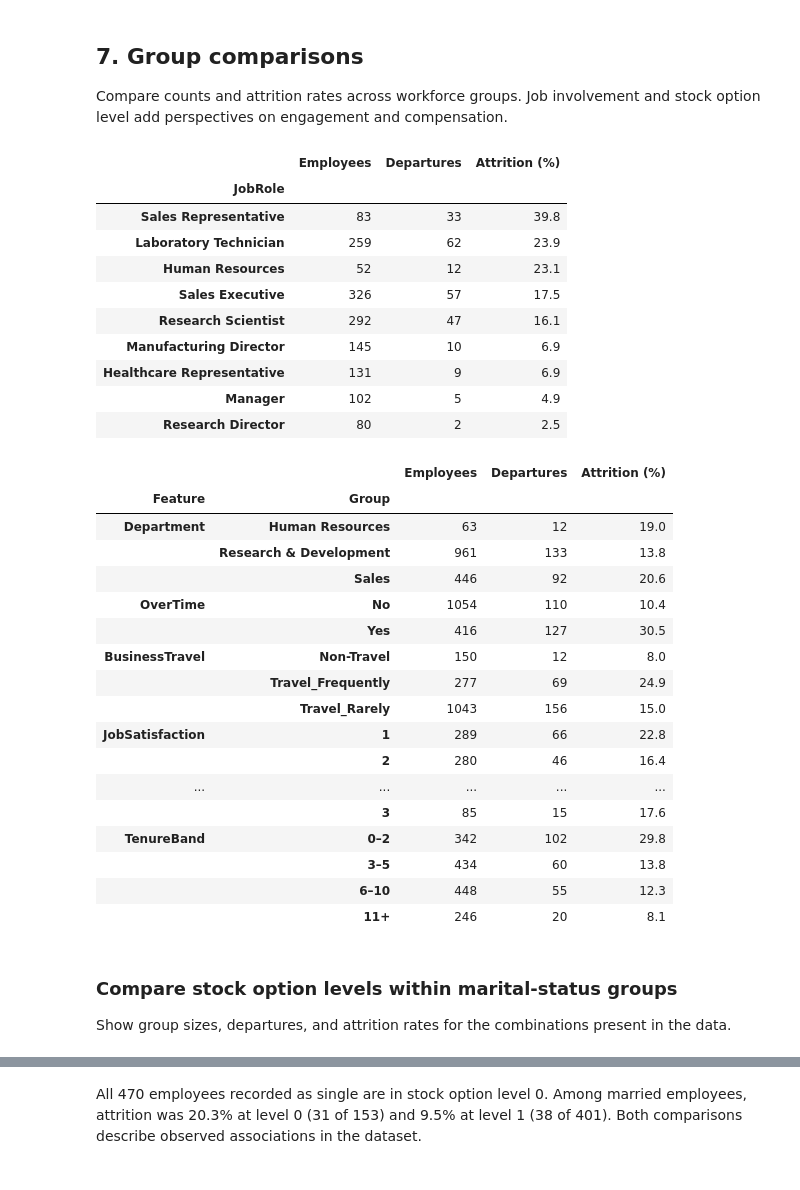
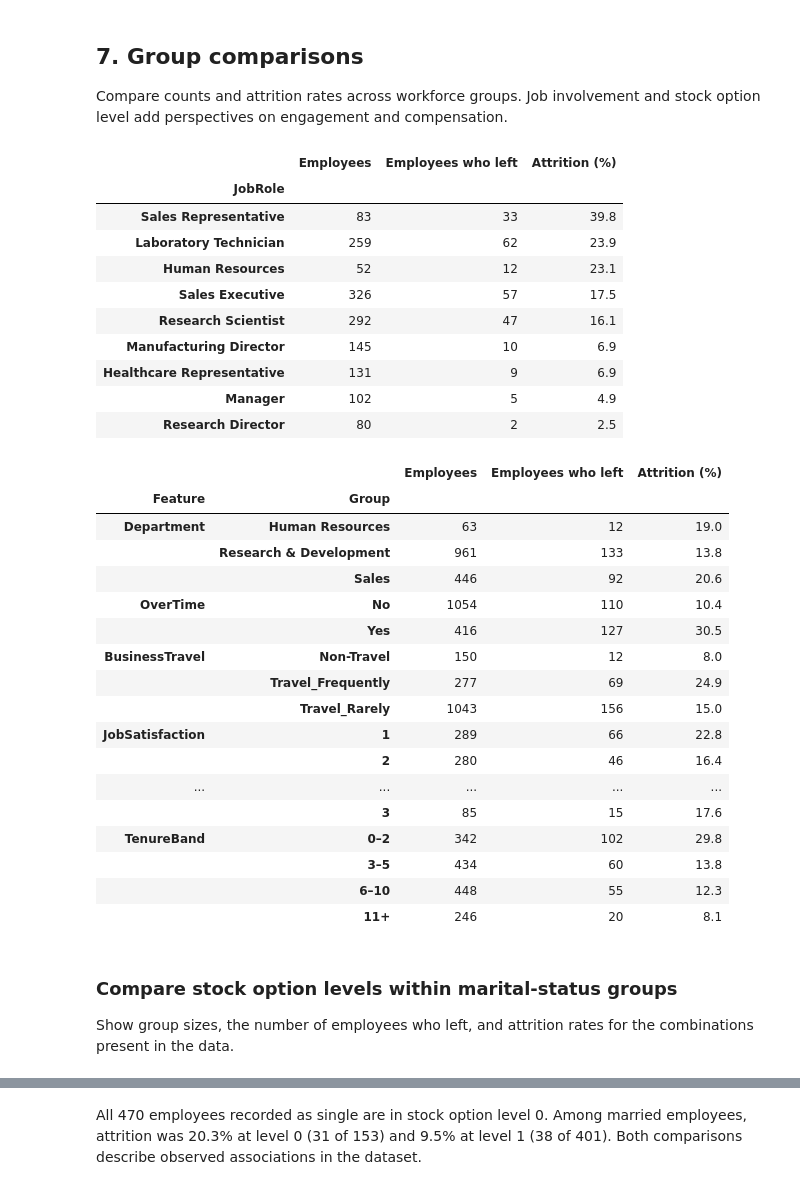
Before and after one commit to johanneswbr/medco-passau-xai, a Jupyter notebook: eda.ipynb, the cells around one changed output, grey strips where cells are left out. Saved outputs shown, nothing was run; the diff lists cells and outputs as text; code cells hidden in the pictures.

```diff
--- a/eda.ipynb
+++ b/eda.ipynb
@@ -277,27 +280,32 @@ Compare counts and attrition rates across workforce groups. Job involvement and
 # %%
 def summarize_attrition(group_columns):
     summary = (
         eda.groupby(group_columns, observed=True, dropna=False)
-        .agg(Employees=("LeftCompany", "size"), Departures=("LeftCompany", "sum"))
+        .agg(
+            **{
+                "Employees": ("LeftCompany", "size"),
+                "Employees who left": ("LeftCompany", "sum"),
+            }
+        )
     )
-    summary["Attrition (%)"] = 100 * summary["Departures"] / summary["Employees"]
+    summary["Attrition (%)"] = 100 * summary["Employees who left"] / summary["Employees"]
     return summary
 
 role_summary = summarize_attrition("JobRole").sort_values("Attrition (%)", ascending=False)
 display(role_summary.round(1))
 
 group_features = [
     "Department", "OverTime", "BusinessTravel", "JobSatisfaction",
     "JobInvolvement", "StockOptionLevel", "TenureBand",
 ]
 group_summaries = pd.concat(
     [summarize_attrition(feature) for feature in group_features],
     keys=group_features,
     names=["Feature", "Group"],
 )
 display(group_summaries.round(1))
 # %% [output]
-|  | Employees | Departures | Attrition (%) |
+|  | Employees | Employees who left | Attrition (%) |
 | JobRole |  |  |  |
 | Sales Representative | 83 | 33 | 39.8 |
 | Laboratory Technician | 259 | 62 | 23.9 |
@@ -308,7 +316,7 @@ display(group_summaries.round(1))
 | Healthcare Representative | 131 | 9 | 6.9 |
 | Manager | 102 | 5 | 4.9 |
 | Research Director | 80 | 2 | 2.5 |
-|  |  | Employees | Departures | Attrition (%) |
+|  |  | Employees | Employees who left | Attrition (%) |
 | Feature | Group |  |  |  |
 | Department | Human Resources | 63 | 12 | 19.0 |
 |  | Research & Development | 961 | 133 | 13.8 |
@@ -329,7 +337,7 @@ display(group_summaries.round(1))
 # %% [markdown]
 ### Compare stock option levels within marital-status groups
 
-Show group sizes, departures, and attrition rates for the combinations present in the data.
+Show group sizes, the number of employees who left, and attrition rates for the combinations present in the data.
 # %%
 stock_options_by_marital = summarize_attrition(["MaritalStatus", "StockOptionLevel"])
 display(stock_options_by_marital.round(1))
```
Also changed, not shown: parts of 7 cells of this notebook.
